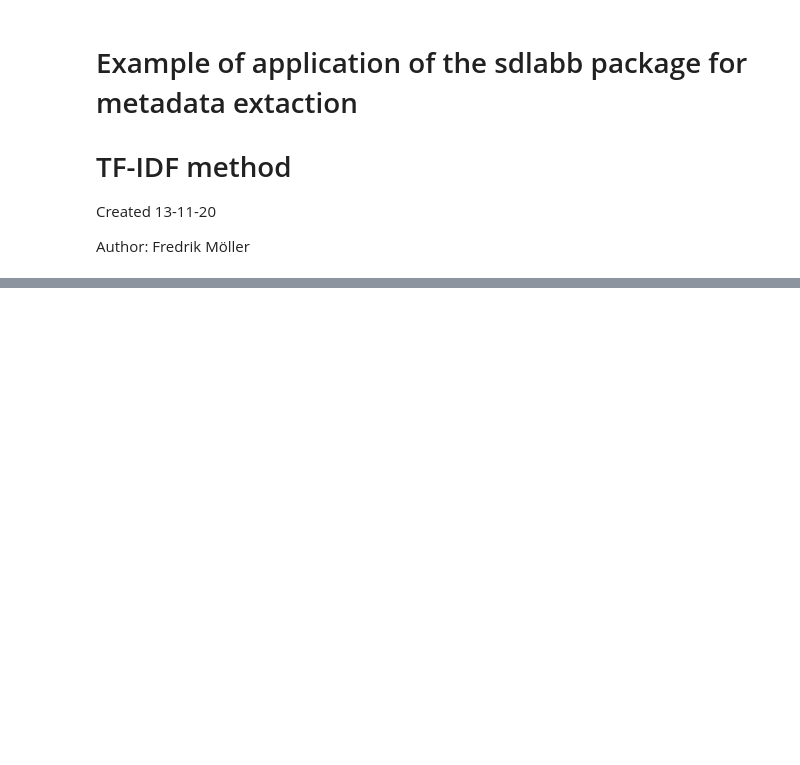
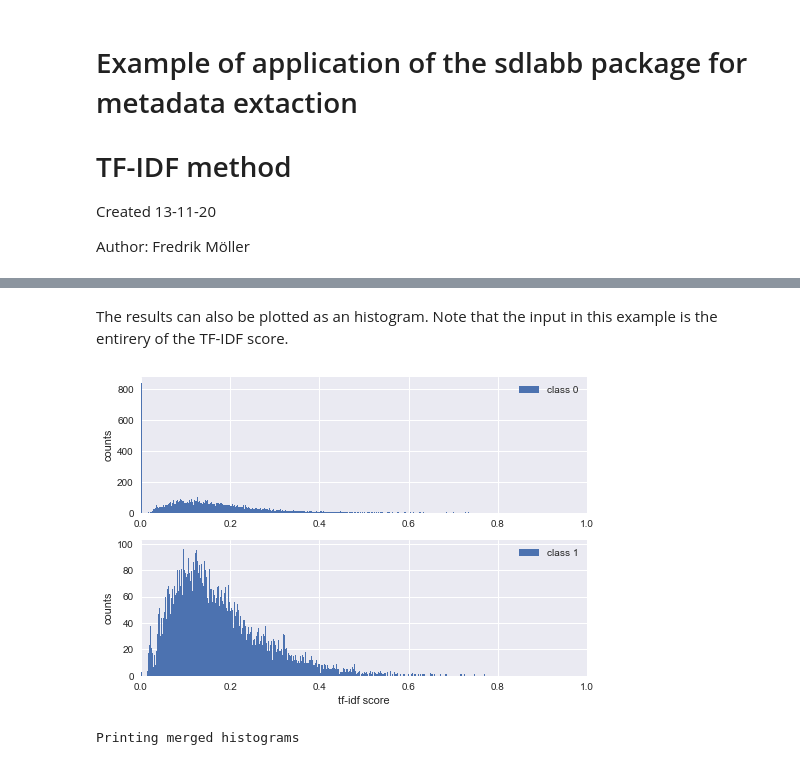
Before and after one commit to BernhardMoller/alpacka, a Jupyter notebook: demos/alpacka_TFIDF_demo.ipynb, the cells around one changed output, grey strips where cells are left out. Saved outputs shown, nothing was run; the diff lists cells and outputs as text; code cells hidden in the pictures; blank space fills up the shorter version.

```diff
--- a/demos/alpacka_TFIDF_demo.ipynb
+++ b/demos/alpacka_TFIDF_demo.ipynb
@@ -153,0 +107,3 @@ Saving negative outliers
+# %%
+tfidf_score = p.tfidf.get_score()
+print(tfidf_score[:10])
@@ -153,0 +181,7 @@ Saving negative outliers
+# %% [markdown]
+The results can also be plotted as an histogram. Note that the input in this example is the entirery of the TF-IDF score.
+# %%
+p.tfidf.plot_merged_histogram(tfidf_score,x_label = 'tf-idf score', y_label= 'counts', legend= ['class 0', 'class 1'])
+# %% [output]
+[figure, added]
+Printing merged histograms
```
Also changed, not shown: parts of 60 cells of this notebook, 1 other file.
